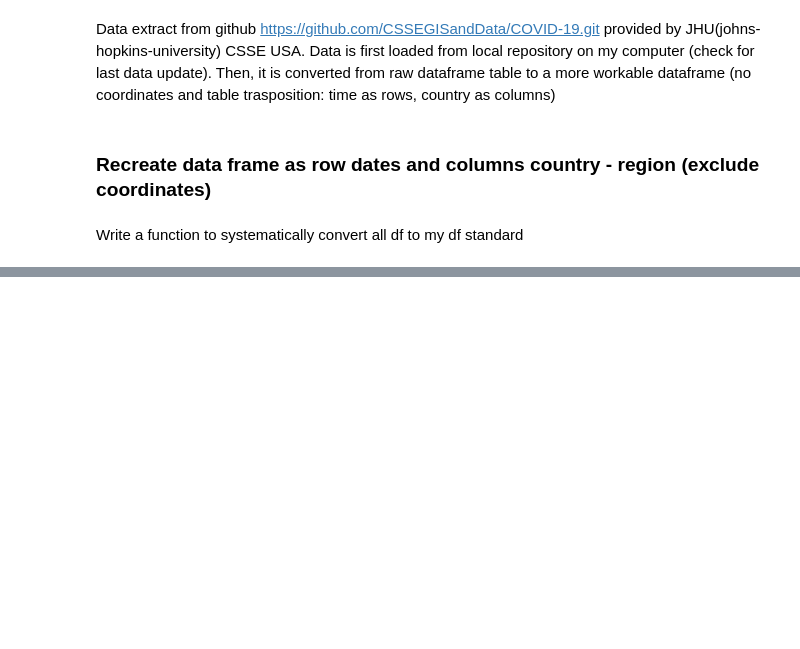
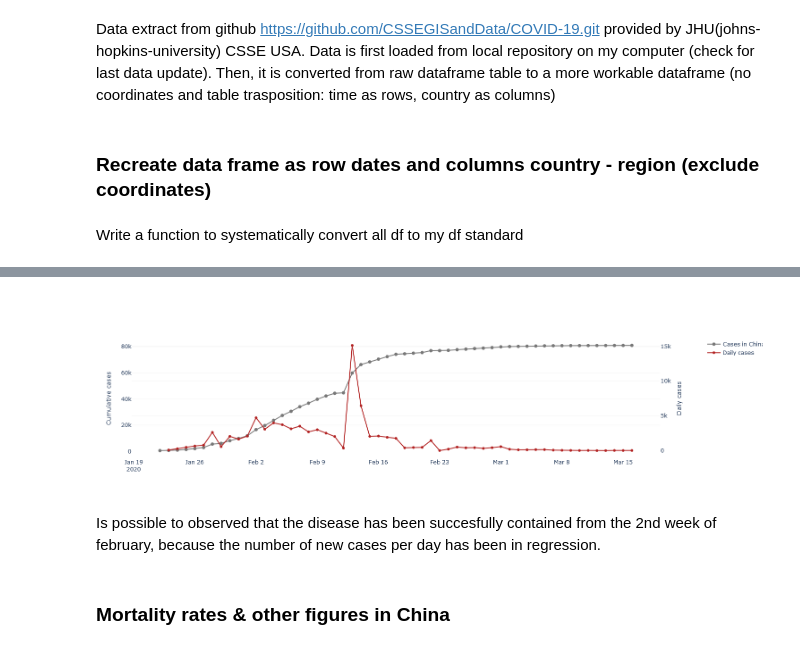
Before and after one commit to jsayri/analysis, a Jupyter notebook: COVID19_analysis/notebooks/China_analysis_COVID-19.ipynb, the cells around one changed output, grey strips where cells are left out. Drawn from its saved outputs; the diff is of its cells as text; code cells hidden in the pictures; blank space fills up the shorter version.

```diff
--- a/COVID19_analysis/France_analysis_COVID-19.ipynb
+++ b/COVID19_analysis/notebooks/China_analysis_COVID-19.ipynb
@@ -71,0 +114,43 @@ for cidx, c in enumerate(df_c.columns):
+# %%
+# obtain total cases in china
+all_cases_ch = np.array(df_china.sum(axis=1), dtype=int)
+
+# subtract the day before
+daily_cases_ch = all_cases_ch[1:]-all_cases_ch[:all_cases_ch.size-1]
+daily_cases_ch.size
+ts_daily_cases_ch = pd.Series(data=daily_cases_ch, index=df_china.Date[1:])
+# %%
+fig = make_subplots(specs=[[{'secondary_y': True}]])
+# Cumulative cases in China
+fig.add_trace(
+    go.Scatter(
+        mode = 'lines+markers',
+        x=df_china.Date,
+        y=np.array(df_china.sum(axis=1), dtype=int),
+        name='Cases in China',
+        marker=dict(color='rgb(120,120,120)',
+                    line=dict(color='rgb(120,120,120)', width=1.5))
+    ),
+    secondary_y=False
+)
+# Daily cases in China
+fig.add_trace(
+    go.Scatter(
+        mode = 'lines+markers',
+        x = ts_daily_cases_ch.index,
+        y = ts_daily_cases_ch,
+        marker = dict(color='FireBrick'),
+        name = 'Daily cases'
+    ),
+    secondary_y=True
+)
+fig.update_layout(plot_bgcolor='white')
+fig.update_yaxes(title_text='Cumulative cases', secondary_y=False)
+fig.update_yaxes(title_text='Daily cases', secondary_y=True)
+fig.update_yaxes(showgrid=True, gridwidth=.3, gridcolor='gainsboro')
+# %% [output]
+[figure, added]
+# %% [markdown]
+Is possible to observed that the disease has been succesfully contained from the 2nd week of february, because the number of new cases per day has been in regression.
+# %% [markdown]
+### Mortality rates & other figures in China
```
Also changed, not shown: parts of 24 cells of this notebook, 24 other files.
